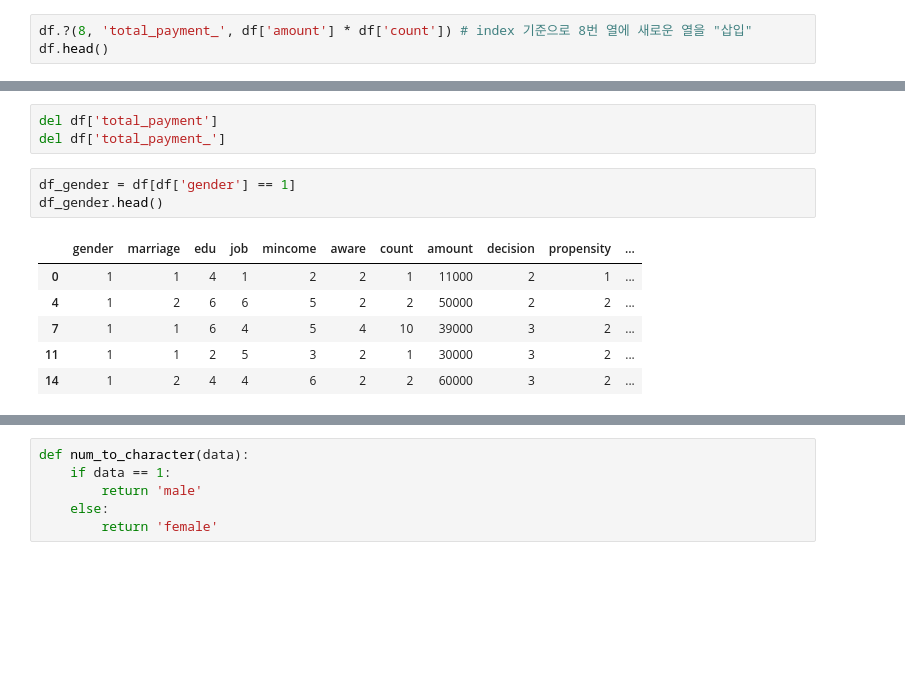
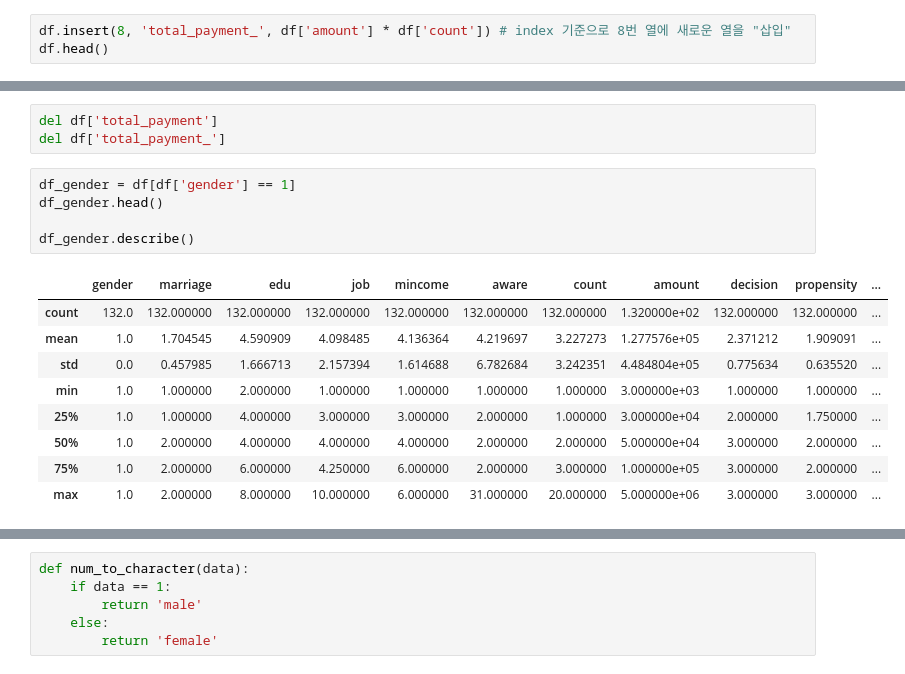
Before and after one commit to choigyulee/studyStatisticsInPython, a Jupyter notebook: 1. [Recap] Numpy & Pandas (Problem).ipynb, the cells around one changed output, grey strips where cells are left out. Saved outputs shown, nothing was run; the diff lists cells and outputs as text; blank space fills up the shorter version.

```diff
--- a/1. [Recap] Numpy & Pandas (Problem).ipynb
+++ b/1. [Recap] Numpy & Pandas (Problem).ipynb
@@ -294,7 +340,7 @@ df.head()
 | 3 | 2 | 2 | 4 | 7 | 5 | 2 | 6 | 65000 | 3 | 2 | ... |
 | 4 | 1 | 2 | 6 | 6 | 5 | 2 | 2 | 50000 | 2 | 2 | ... |
 # %%
-df.?(8, 'total_payment_', df['amount'] * df['count']) # index 기준으로 8번 열에 새로운 열을 "삽입"
+df.insert(8, 'total_payment_', df['amount'] * df['count']) # index 기준으로 8번 열에 새로운 열을 "삽입"
 df.head()
 # %% [output]
 |  | gender | marriage | edu | job | mincome | aware | count | amount | total_payment_ | decision | ... |
@@ -309,11 +355,16 @@ del df['total_payment_']
 # %%
 df_gender = df[df['gender'] == 1]
 df_gender.head()
+
+df_gender.describe()
 # %% [output]
 |  | gender | marriage | edu | job | mincome | aware | count | amount | decision | propensity | ... |
-| 0 | 1 | 1 | 4 | 1 | 2 | 2 | 1 | 11000 | 2 | 1 | ... |
-| 4 | 1 | 2 | 6 | 6 | 5 | 2 | 2 | 50000 | 2 | 2 | ... |
-| 7 | 1 | 1 | 6 | 4 | 5 | 4 | 10 | 39000 | 3 | 2 | ... |
-| 11 | 1 | 1 | 2 | 5 | 3 | 2 | 1 | 30000 | 3 | 2 | ... |
-| 14 | 1 | 2 | 4 | 4 | 6 | 2 | 2 | 60000 | 3 | 2 | ... |
+| count | 132.0 | 132.000000 | 132.000000 | 132.000000 | 132.000000 | 132.000000 | 132.000000 | 1.320000e+02 | 132.000000 | 132.000000 | ... |
+| mean | 1.0 | 1.704545 | 4.590909 | 4.098485 | 4.136364 | 4.219697 | 3.227273 | 1.277576e+05 | 2.371212 | 1.909091 | ... |
+| std | 0.0 | 0.457985 | 1.666713 | 2.157394 | 1.614688 | 6.782684 | 3.242351 | 4.484804e+05 | 0.775634 | 0.635520 | ... |
+| min | 1.0 | 1.000000 | 2.000000 | 1.000000 | 1.000000 | 1.000000 | 1.000000 | 3.000000e+03 | 1.000000 | 1.000000 | ... |
+| 25% | 1.0 | 1.000000 | 4.000000 | 3.000000 | 3.000000 | 2.000000 | 1.000000 | 3.000000e+04 | 2.000000 | 1.750000 | ... |
+| 50% | 1.0 | 2.000000 | 4.000000 | 4.000000 | 4.000000 | 2.000000 | 2.000000 | 5.000000e+04 | 3.000000 | 2.000000 | ... |
+| 75% | 1.0 | 2.000000 | 6.000000 | 4.250000 | 6.000000 | 2.000000 | 3.000000 | 1.000000e+05 | 3.000000 | 2.000000 | ... |
+| max | 1.0 | 2.000000 | 8.000000 | 10.000000 | 6.000000 | 31.000000 | 20.000000 | 5.000000e+06 | 3.000000 | 3.000000 | ... |
 # %%
```
Also changed, not shown: parts of 21 cells of this notebook.
